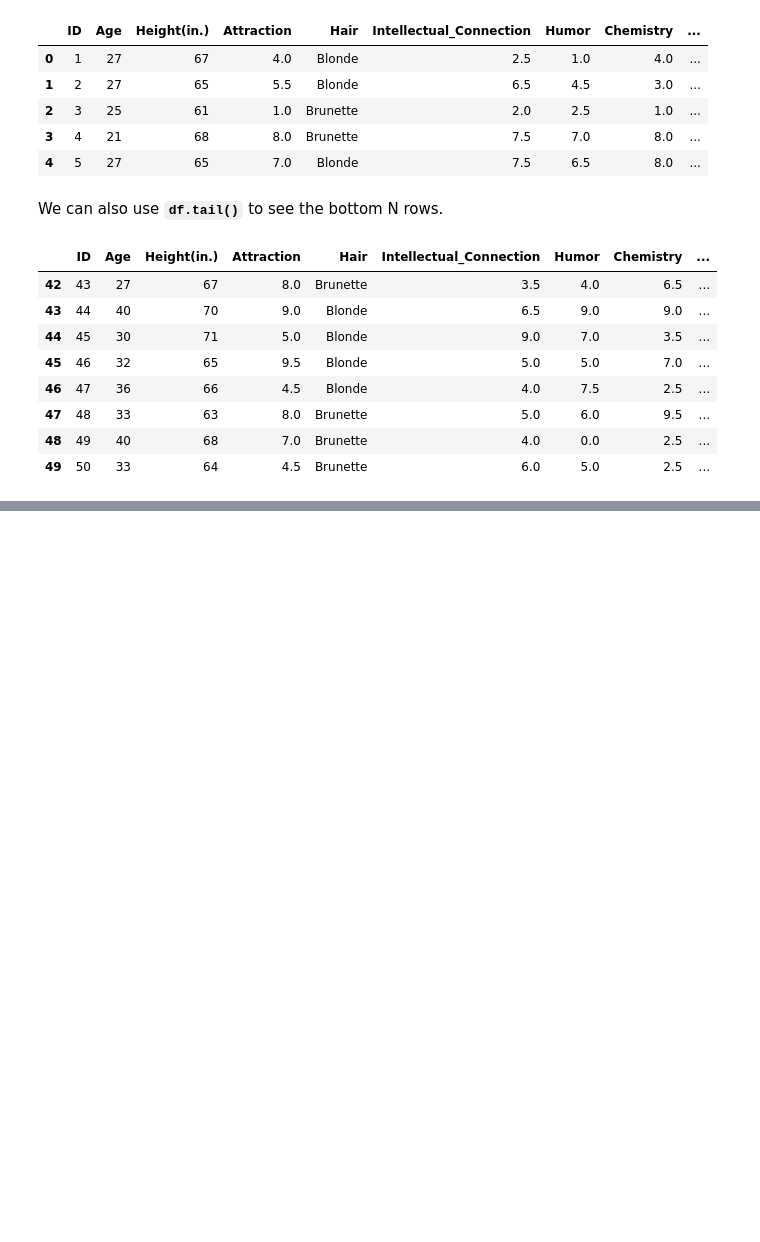
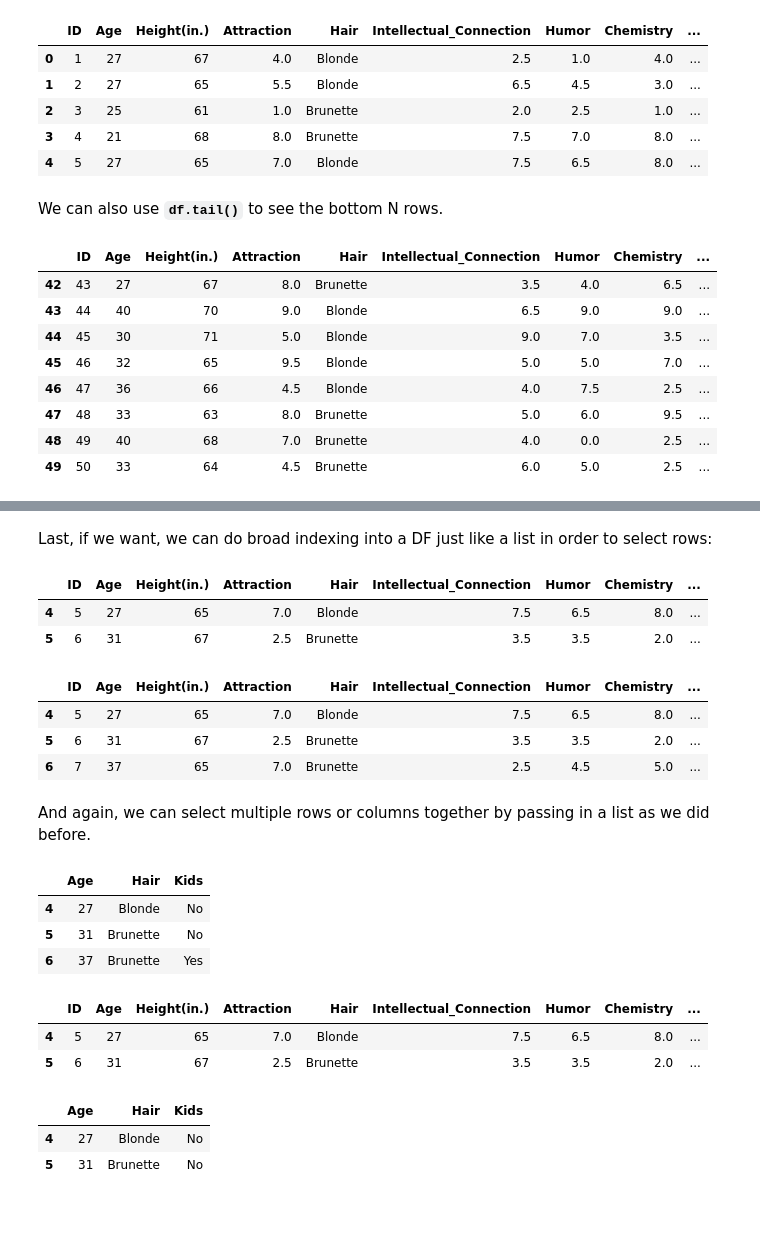
Before and after one commit to Acleppe/for_teaching_python_class, a Jupyter notebook: Intro_to_Pandas_JPW_Lecture.ipynb, the cells around one changed output, grey strips where cells are left out. Drawn from its saved outputs; the diff is of its cells as text; code cells hidden in the pictures; blank space fills up the shorter version.

```diff
--- a/Intro_to_Pandas_JPW_Lecture.ipynb
+++ b/Intro_to_Pandas_JPW_Lecture.ipynb
@@ -169,0 +415,43 @@ df.tail(8)
+# %% [markdown]
+Last, if we want, we can do broad indexing into a DF just like a list in order to select rows:
+# %%
+# This is almost the same as .loc, but doesn't include the endpoint
+df[4:6]
+# %% [output]
+|  | ID | Age | Height(in.) | Attraction | Hair | Intellectual_Connection | Humor | Chemistry | ... |
+| 4 | 5 | 27 | 65 | 7.0 | Blonde | 7.5 | 6.5 | 8.0 | ... |
+| 5 | 6 | 31 | 67 | 2.5 | Brunette | 3.5 | 3.5 | 2.0 | ... |
+# %%
+# .loc includes the endpoint of row 5 when used this way
+df.loc[4:6]
+# %% [output]
+|  | ID | Age | Height(in.) | Attraction | Hair | Intellectual_Connection | Humor | Chemistry | ... |
+| 4 | 5 | 27 | 65 | 7.0 | Blonde | 7.5 | 6.5 | 8.0 | ... |
+| 5 | 6 | 31 | 67 | 2.5 | Brunette | 3.5 | 3.5 | 2.0 | ... |
+| 6 | 7 | 37 | 65 | 7.0 | Brunette | 2.5 | 4.5 | 5.0 | ... |
+# %% [markdown]
+And again, we can select multiple rows or columns together by passing in a list as we did before.
+# %%
+# Multiple rows and columns by name
+df.loc[4:6, ['Age', 'Hair', 'Kids']]
+# %% [output]
+|  | Age | Hair | Kids |
+| 4 | 27 | Blonde | No |
+| 5 | 31 | Brunette | No |
+| 6 | 37 | Brunette | Yes |
+# %%
+# By integer - doesn't include endpoint, just like normal python integer indexing
+df.iloc[4:6]
+# %% [output]
+|  | ID | Age | Height(in.) | Attraction | Hair | Intellectual_Connection | Humor | Chemistry | ... |
+| 4 | 5 | 27 | 65 | 7.0 | Blonde | 7.5 | 6.5 | 8.0 | ... |
+| 5 | 6 | 31 | 67 | 2.5 | Brunette | 3.5 | 3.5 | 2.0 | ... |
+# %%
+# Multiple columns and rows by int -- same exact columns as above, just by their index number instead of name
+df.iloc[4:6, [1,4,13]]
+# %% [output]
+|  | Age | Hair | Kids |
+| 4 | 27 | Blonde | No |
+| 5 | 31 | Brunette | No |
+# %% [markdown]
+##
```
Also changed, not shown: parts of 31 cells of this notebook, 1 other file.
